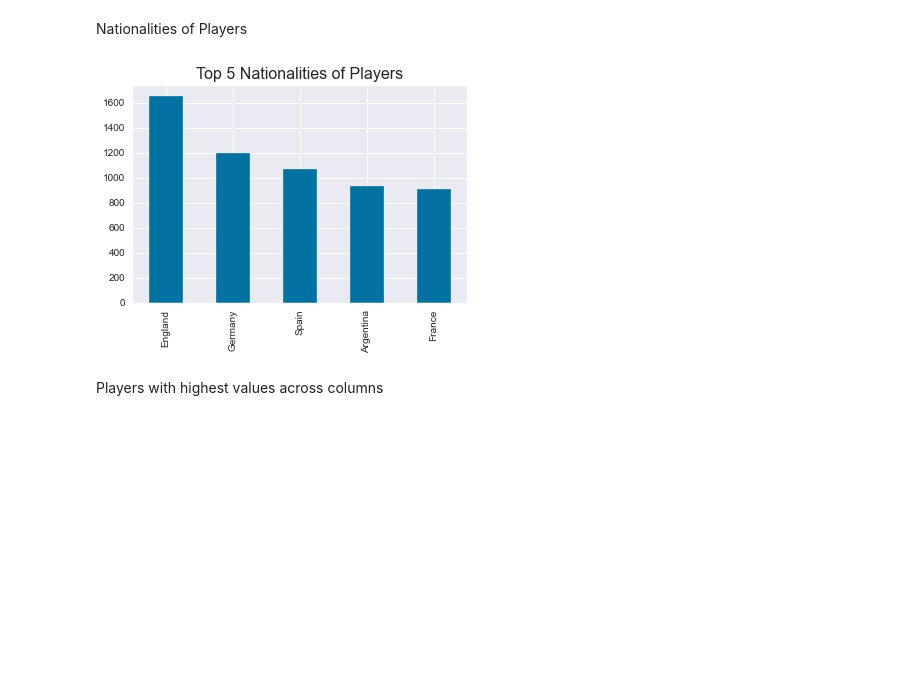
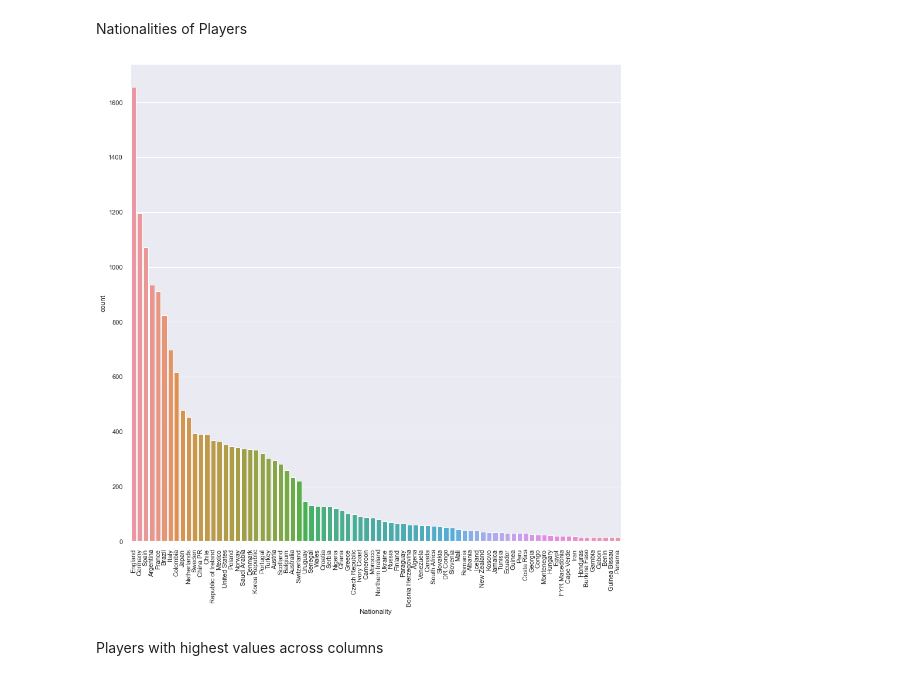
Before and after one commit to cabulut/data-pt-ber-08-20, a Jupyter notebook: Labs/module-2_labs/01_statistics/05_lab-correlation-tests-with-scipy/your-code/Fifa - Linear Regression.ipynb, the cells around one changed output. Cells and saved outputs as stored; diff of their text form; code cells hidden in the pictures; blank space fills up the shorter version.

```diff
--- a/Labs/module-2_labs/01_statistics/05_lab-correlation-tests-with-scipy/your-code/Fifa - Linear Regression.ipynb
+++ b/Labs/module-2_labs/01_statistics/05_lab-correlation-tests-with-scipy/your-code/Fifa - Linear Regression.ipynb
@@ -154,10 +157,12 @@ memory usage: 5.8+ MB
 # %% [markdown]
 Nationalities of Players
-# %%
-fifa["Nationality"].value_counts().head().plot(kind="bar")
-plt.title("Top 5 Nationalities of Players",size=16)
-plt.show()
-# %% [output]
-[figure, removed]
+# %%
+#nationalities count of players (first 80 countries)
+plt.figure(figsize=(15,15))
+ct = sns.countplot(x="Nationality",data=fifa,order=fifa["Nationality"].value_counts().iloc[:80].index)
+ct.set_xticklabels(labels=fifa["Nationality"].value_counts().iloc[:80].index,rotation=90)
+plt.show()
+# %% [output]
+[figure, added]
 # %% [markdown]
 Players with highest values across columns
```
Also changed, not shown: parts of 69 cells of this notebook, 7 other files.
